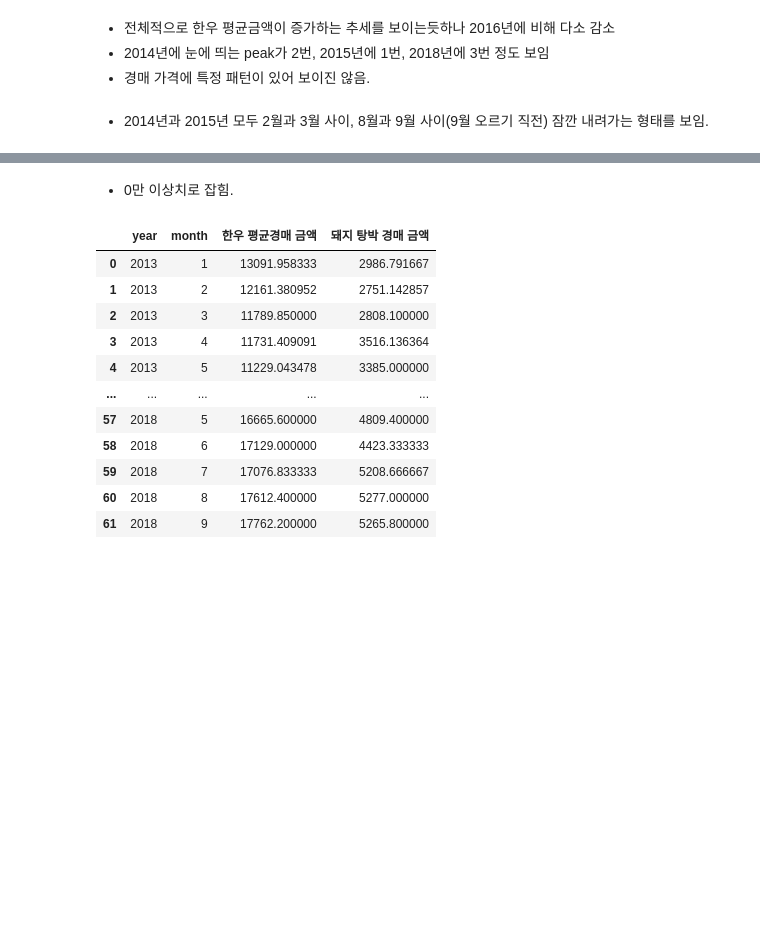
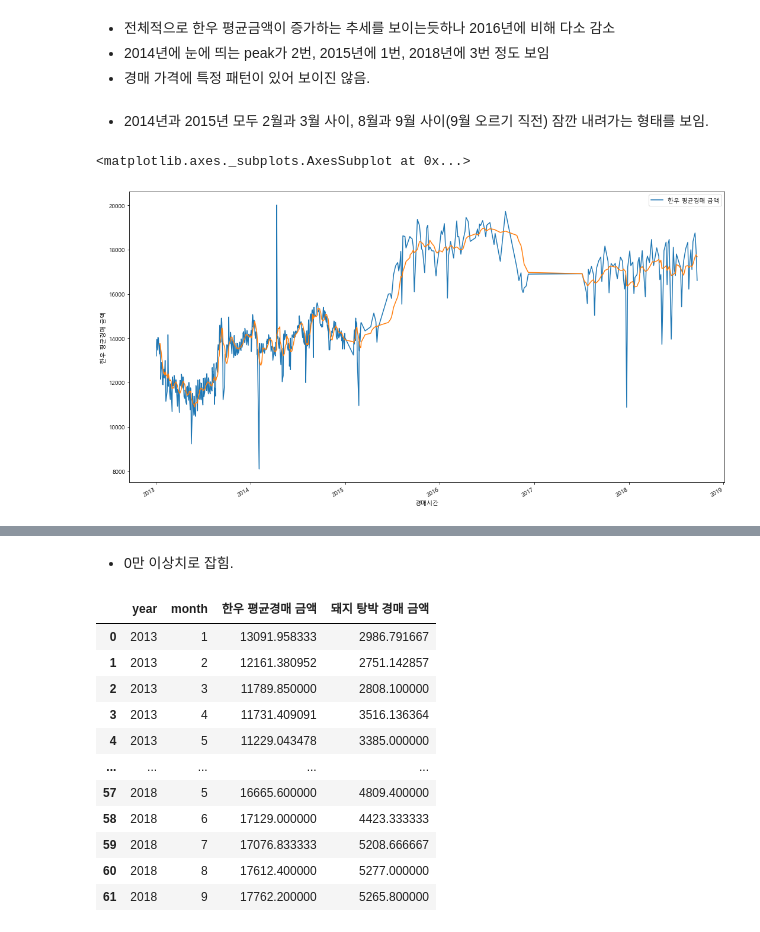
Before and after one commit to DSC-SCH/livestock-solution-project, a Jupyter notebook: eda/hanwoo_pig_price_holiday.ipynb, the cells around one changed output, grey strips where cells are left out. Saved outputs shown, nothing was run; the diff lists cells and outputs as text; code cells hidden in the pictures; blank space fills up the shorter version.

```diff
--- a/eda/hanwoo_pig_price_holiday.ipynb
+++ b/eda/hanwoo_pig_price_holiday.ipynb
@@ -244,0 +251,9 @@ Text(0.5, 1.0, '일별 한우 평균경매 금액 추이(전국_2018년)')
+# %%
+# 이동 평균 스무딩
+rolling = ts.rolling(window=10)
+rolling_mean = rolling.mean()
+ts.plot(figsize=(18,10))
+sns.lineplot(x=rolling_mean.index, y=rolling_mean['한우 평균경매 금액'], data=rolling_mean)
+# %% [output]
+<matplotlib.axes._subplots.AxesSubplot at 0x...>
+[figure, added]
```
Also changed, not shown: parts of 17 cells of this notebook.
